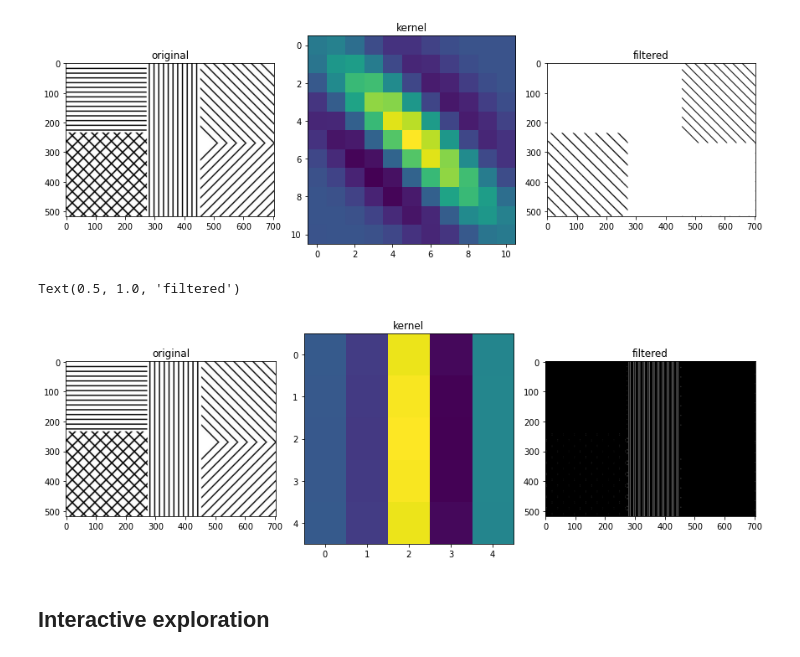
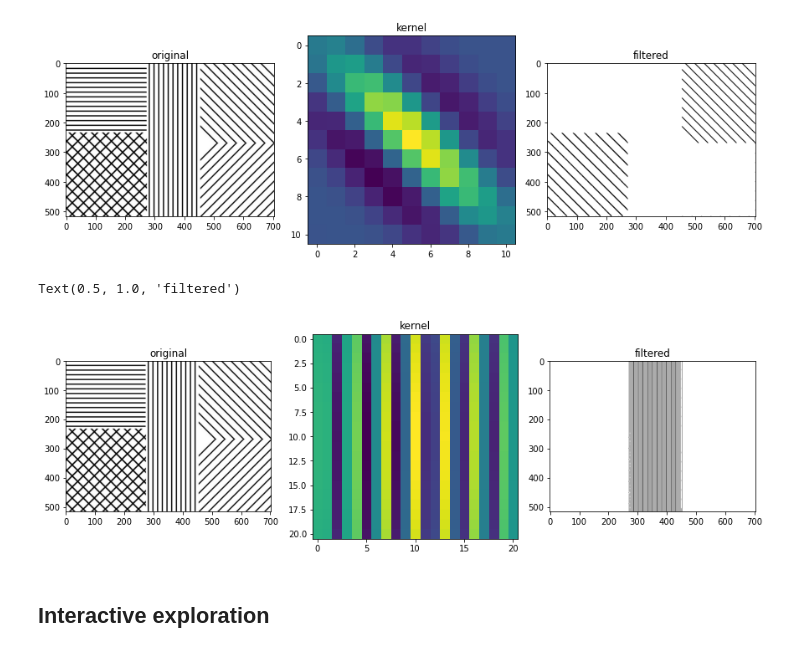
Before and after one commit to giuseppefilitto/img-segm, a Jupyter notebook: extras/Gabor_filter.ipynb, the cells around one changed output. Saved outputs shown, nothing was run; the diff lists cells and outputs as text; code cells hidden in the pictures.

```diff
--- a/extras/Gabor_filter.ipynb
+++ b/extras/Gabor_filter.ipynb
@@ -127,7 +127,7 @@ show_stack(kernels, 5, 5, 0, 5)
 # %%
 def gabor_kernel(ksize=5, theta=0, sigma=3, lamb=0, gamma=1, psi=0):
 
-    kernel = cv2.getGaborKernel((ksize, ksize), sigma, theta, lamb, gamma, phi, ktype=cv2.CV_32F)
+    kernel = cv2.getGaborKernel((ksize, ksize), sigma, theta, lamb, gamma, psi, ktype=cv2.CV_32F)
 
     return kernel
 
@@ -171,24 +171,24 @@ ax[2].set_title("filtered")
 Text(0.5, 1.0, 'filtered')
 [figure]
 # %%
-kernel = gabor_kernel(ksize=5, theta=2*np.pi, sigma=3, lamb=1*np.pi/2, gamma=0.5, psi=0)
+kernel = gabor_kernel(ksize=20, theta=np.pi, sigma=10, lamb=np.pi, gamma=0.5, psi=5)
 
 
 fimg = cv2.filter2D(img, cv2.CV_8UC3, kernel)
 
 fig, ax = plt.subplots(1, 3, figsize=(12,10), constrained_layout=True)
 
 ax[0].imshow(img)
 ax[0].set_title("original")
 
 ax[1].imshow(kernel)
 ax[1].set_title("kernel")
 
 ax[2].imshow(fimg)
 ax[2].set_title("filtered")
 # %% [output]
 Text(0.5, 1.0, 'filtered')
-[figure, old version]
+[figure, new version]
 # %% [markdown]
 ## Interactive exploration
 # %%
```
